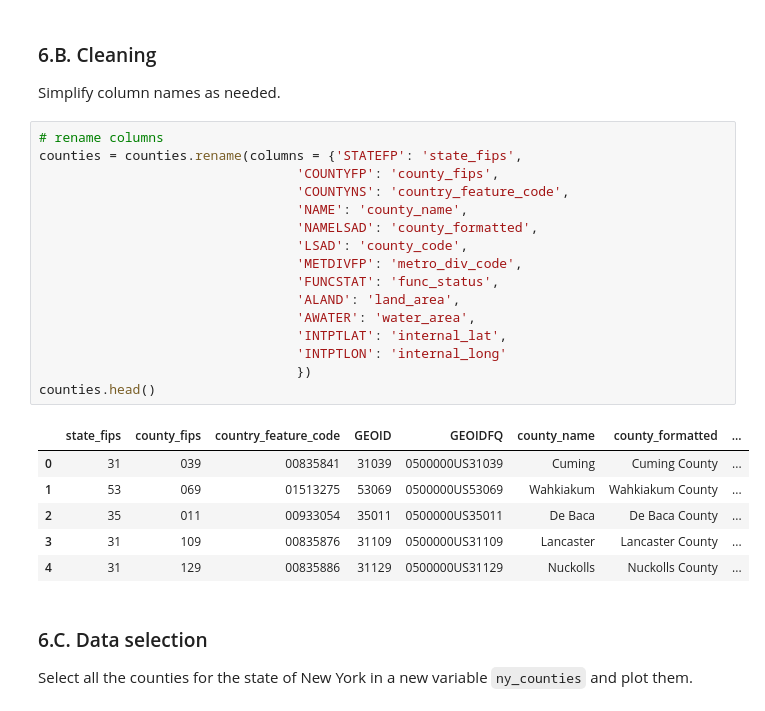
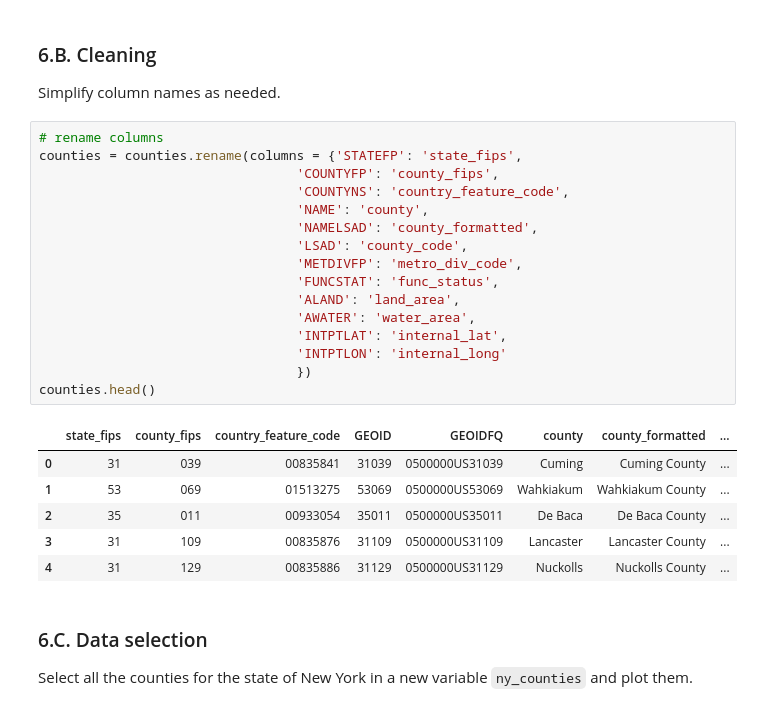
Before and after one commit to silkieMoth/eds220-hwk3, a Jupyter notebook: hwk3-task2-oil-spills.ipynb, the cells around one changed output. Saved outputs shown, nothing was run; the diff lists cells and outputs as text.

```diff
--- a/hwk3-task2-oil-spills.ipynb
+++ b/hwk3-task2-oil-spills.ipynb
@@ -465,21 +465,21 @@ Simplify column names as needed.
 # %%
 # rename columns
 counties = counties.rename(columns = {'STATEFP': 'state_fips',
                                  'COUNTYFP': 'county_fips',
                                  'COUNTYNS': 'country_feature_code',
-                                 'NAME': 'county_name',
+                                 'NAME': 'county',
                                  'NAMELSAD': 'county_formatted',
                                  'LSAD': 'county_code',
                                  'METDIVFP': 'metro_div_code',
                                  'FUNCSTAT': 'func_status',
                                  'ALAND': 'land_area',
                                  'AWATER': 'water_area',
                                  'INTPTLAT': 'internal_lat',
                                  'INTPTLON': 'internal_long'
                                  })
 counties.head()
 # %% [output]
-|  | state_fips | county_fips | country_feature_code | GEOID | GEOIDFQ | county_name | county_formatted | ... |
+|  | state_fips | county_fips | country_feature_code | GEOID | GEOIDFQ | county | county_formatted | ... |
 | 0 | 31 | 039 | 00835841 | 31039 | 0500000US31039 | Cuming | Cuming County | ... |
 | 1 | 53 | 069 | 01513275 | 53069 | 0500000US53069 | Wahkiakum | Wahkiakum County | ... |
 | 2 | 35 | 011 | 00933054 | 35011 | 0500000US35011 | De Baca | De Baca County | ... |
```
Also changed, not shown: parts of 9 cells of this notebook.
